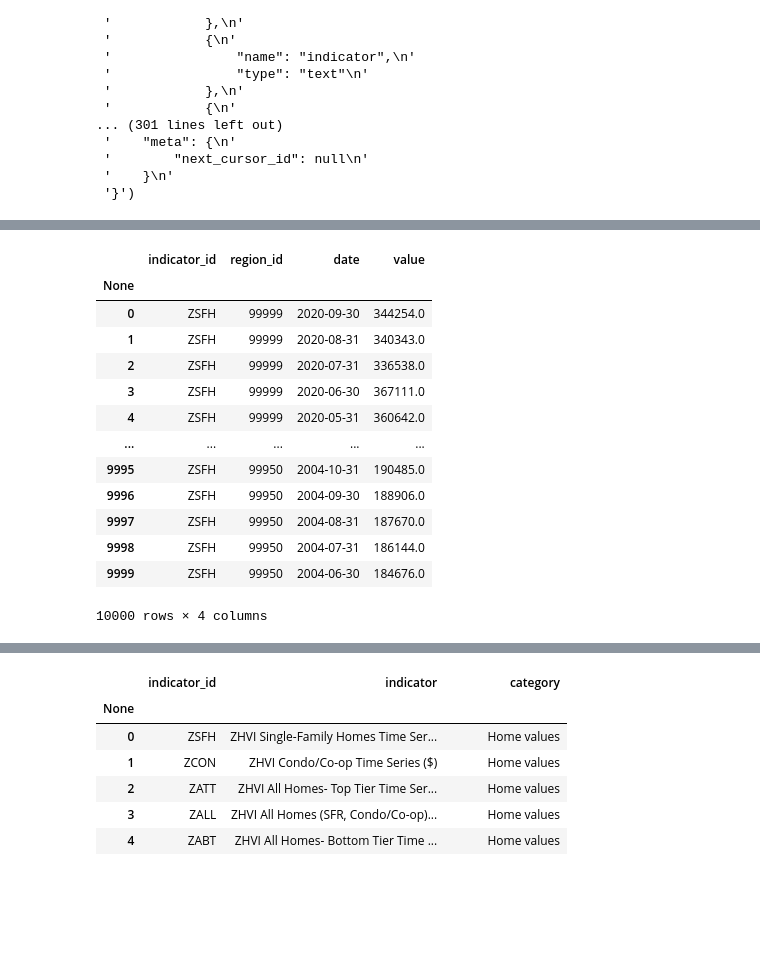
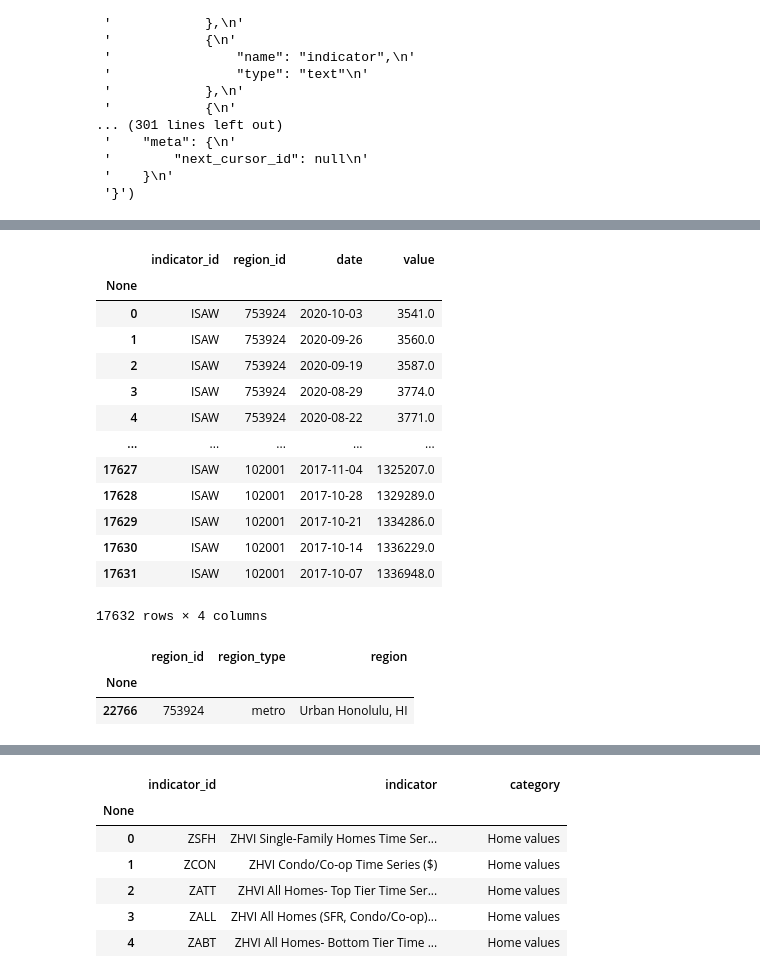
Before and after one commit to binetala/The_Very_Best_Team, a Jupyter notebook: quandl-starter.ipynb, the cells around one changed output, grey strips where cells are left out. Cells and saved outputs as stored; diff of their text form; code cells hidden in the pictures; blank space fills up the shorter version.

```diff
--- a/quandl-starter.ipynb
+++ b/quandl-starter.ipynb
@@ -81,21 +82,32 @@ region_ids[region_ids['Neighborhood'].str.contains('Denver')]
 # %%
 #data = quandl.get_table('ZACKS/FC', paginate=True, ticker=['AAPL', 'MSFT'],
 #per_end_date={'gte': '2015-01-01'}, qopts={'columns':['ticker', 'per_end_date']})
-data = quandl.get_table("ZILLOW/DATA", api_key=quandl_key)
-data
-#per_end_date={'gte': '2010-01-01'}
+isaw_data = quandl.get_table("ZILLOW/DATA", api_key=quandl_key,
+                             indicator_id='ISAW', paginate=True)#, region_id = co_region_ids)
+isaw_data
+
+
+
+#np.where(data['region_id']==4592)
+#per_end_date={'gte': '2016-04-26'}
 # %% [output]
 |  | indicator_id | region_id | date | value |
 | None |  |  |  |  |
-| 0 | ZSFH | 99999 | 2020-09-30 | 344254.0 |
-| 1 | ZSFH | 99999 | 2020-08-31 | 340343.0 |
-| 2 | ZSFH | 99999 | 2020-07-31 | 336538.0 |
-| 3 | ZSFH | 99999 | 2020-06-30 | 367111.0 |
-| 4 | ZSFH | 99999 | 2020-05-31 | 360642.0 |
+| 0 | ISAW | 753924 | 2020-10-03 | 3541.0 |
+| 1 | ISAW | 753924 | 2020-09-26 | 3560.0 |
+| 2 | ISAW | 753924 | 2020-09-19 | 3587.0 |
+| 3 | ISAW | 753924 | 2020-08-29 | 3774.0 |
+| 4 | ISAW | 753924 | 2020-08-22 | 3771.0 |
 | ... | ... | ... | ... | ... |
-| 9995 | ZSFH | 99950 | 2004-10-31 | 190485.0 |
-| 9996 | ZSFH | 99950 | 2004-09-30 | 188906.0 |
-| 9997 | ZSFH | 99950 | 2004-08-31 | 187670.0 |
-| 9998 | ZSFH | 99950 | 2004-07-31 | 186144.0 |
-| 9999 | ZSFH | 99950 | 2004-06-30 | 184676.0 |
+| 17627 | ISAW | 102001 | 2017-11-04 | 1325207.0 |
+| 17628 | ISAW | 102001 | 2017-10-28 | 1329289.0 |
+| 17629 | ISAW | 102001 | 2017-10-21 | 1334286.0 |
+| 17630 | ISAW | 102001 | 2017-10-14 | 1336229.0 |
+| 17631 | ISAW | 102001 | 2017-10-07 | 1336948.0 |
-10000 rows × 4 columns
+17632 rows × 4 columns
+# %%
+data3.loc[data3['region_id']=='753924']
+# %% [output]
+|  | region_id | region_type | region |
+| None |  |  |  |
+| 22766 | 753924 | metro | Urban Honolulu, HI |
```
Also changed, not shown: parts of 9 cells of this notebook, 2 other files.
